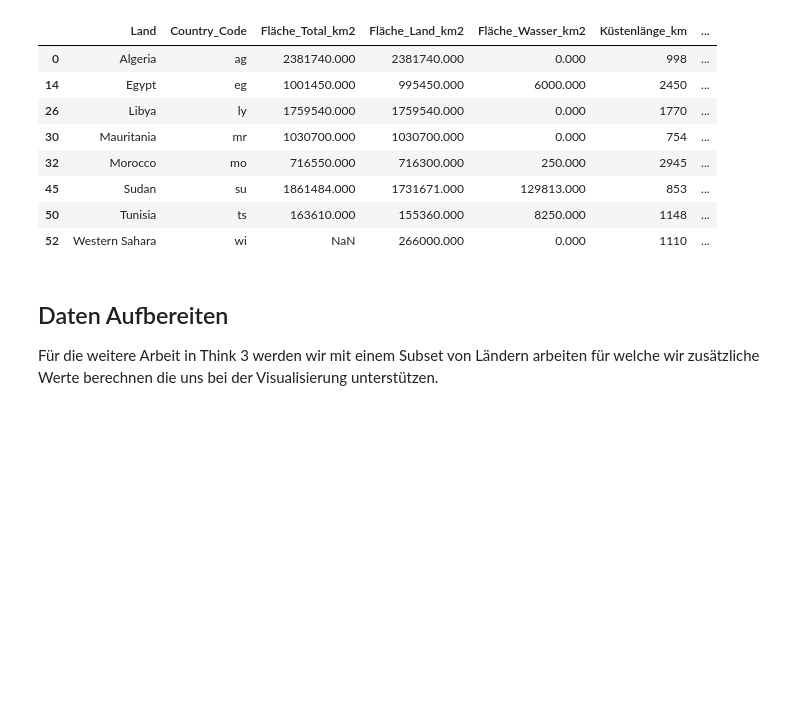
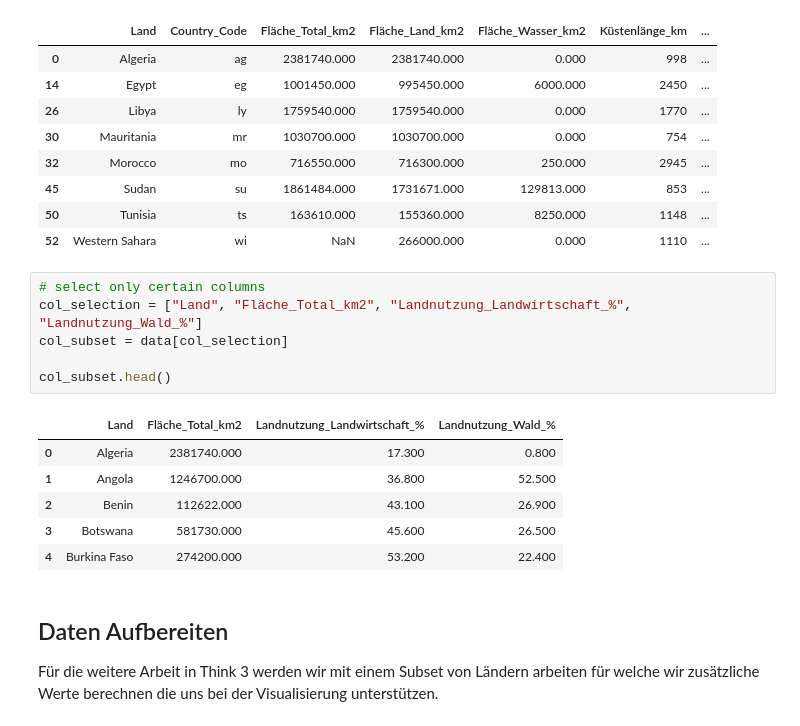
Before and after one commit to hslu-dda/dda-introduction-to-python, a Jupyter notebook: 03_Pandas/Python_Pandas.ipynb, the cells around one changed output. Saved outputs shown, nothing was run; the diff lists cells and outputs as text; blank space fills up the shorter version.

```diff
--- a/03_Pandas/Python_Pandas.ipynb
+++ b/03_Pandas/Python_Pandas.ipynb
@@ -295,6 +295,19 @@ na_subset
 | 45 | Sudan | su | 1861484.000 | 1731671.000 | 129813.000 | 853 | ... |
 | 50 | Tunisia | ts | 163610.000 | 155360.000 | 8250.000 | 1148 | ... |
 | 52 | Western Sahara | wi | NaN | 266000.000 | 0.000 | 1110 | ... |
+# %%
+# select only certain columns
+col_selection = ["Land", "Fläche_Total_km2", "Landnutzung_Landwirtschaft_%", "Landnutzung_Wald_%"]
+col_subset = data[col_selection]
+
+col_subset.head()
+# %% [output]
+|  | Land | Fläche_Total_km2 | Landnutzung_Landwirtschaft_% | Landnutzung_Wald_% |
+| 0 | Algeria | 2381740.000 | 17.300 | 0.800 |
+| 1 | Angola | 1246700.000 | 36.800 | 52.500 |
+| 2 | Benin | 112622.000 | 43.100 | 26.900 |
+| 3 | Botswana | 581730.000 | 45.600 | 26.500 |
+| 4 | Burkina Faso | 274200.000 | 53.200 | 22.400 |
 # %% [markdown]
 ## Daten Aufbereiten
 
```
Also changed, not shown: parts of 3 cells of this notebook, 1 other file.
